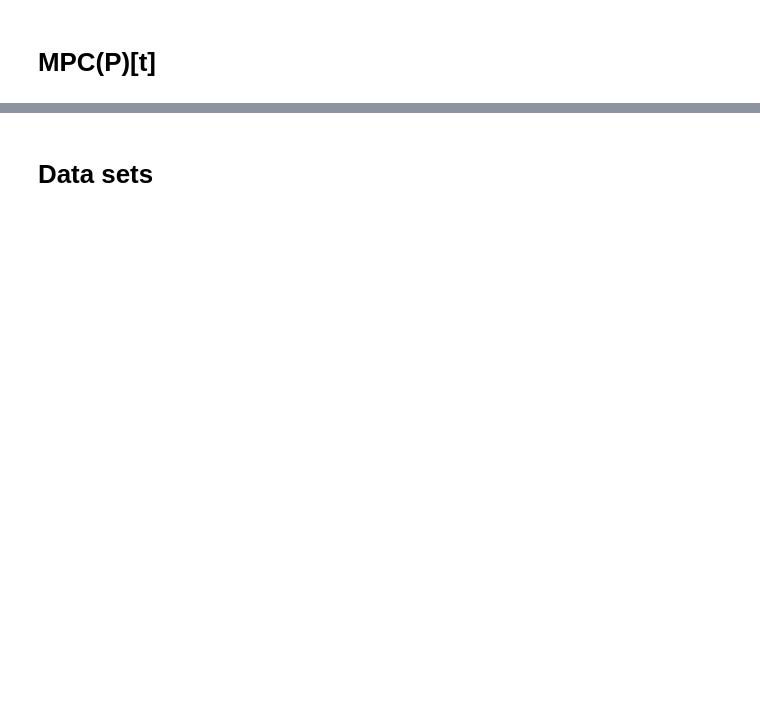
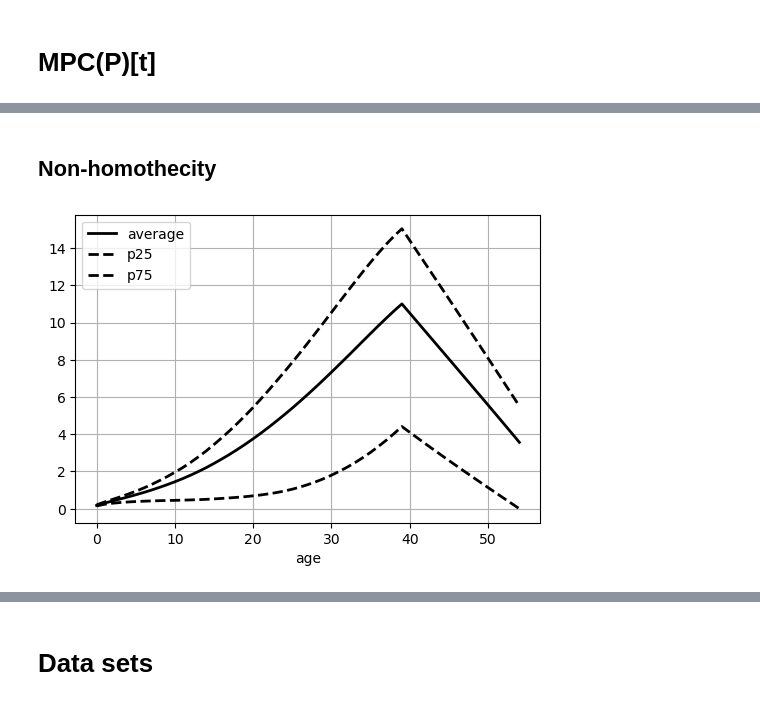
Before and after one commit to JeppeDruedahl/LifeCycleMPCP, a Jupyter notebook: LifeCycle.ipynb, the cells around one changed output, grey strips where cells are left out. Drawn from its saved outputs; the diff is of its cells as text; code cells hidden in the pictures; blank space fills up the shorter version.

```diff
--- a/LifeCycle.ipynb
+++ b/LifeCycle.ipynb
@@ -204,0 +247,10 @@ scale: 0.9982
+# %% [markdown]
+## Non-homothecity
+# %%
+model_non_homo = model.copy()
+model_non_homo.par.do_print = False
+model_non_homo.par.nu = 30.0
+model_non_homo.par.aubar = 1.0
+model_non_homo.par.sigma0 = 12.0
+model_non_homo.par.aubar = 15.0
+model_non_homo.par.omega = 0.95
@@ -204,0 +261,12 @@ scale: 0.9982
+# %%
+fig = plt.figure(figsize=(6,4),dpi=100)
+ax = fig.add_subplot(1,1,1)
+age = np.arange(par.T)
+ax.plot(age,np.mean(model_non_homo.sim.a,axis=1),lw=2,color='black',label='average')
+ax.plot(age,np.percentile(model_non_homo.sim.a,25,axis=1),lw=2,color='black',ls='--',label='p25')
+ax.plot(age,np.percentile(model_non_homo.sim.a,75,axis=1),lw=2,color='black',ls='--',label='p75')
+ax.legend(frameon=True)
+ax.grid(True)
+ax.set_xlabel('age');
+# %% [output]
+[figure, added]
```
Also changed, not shown: parts of 21 cells of this notebook, 17 other files.
